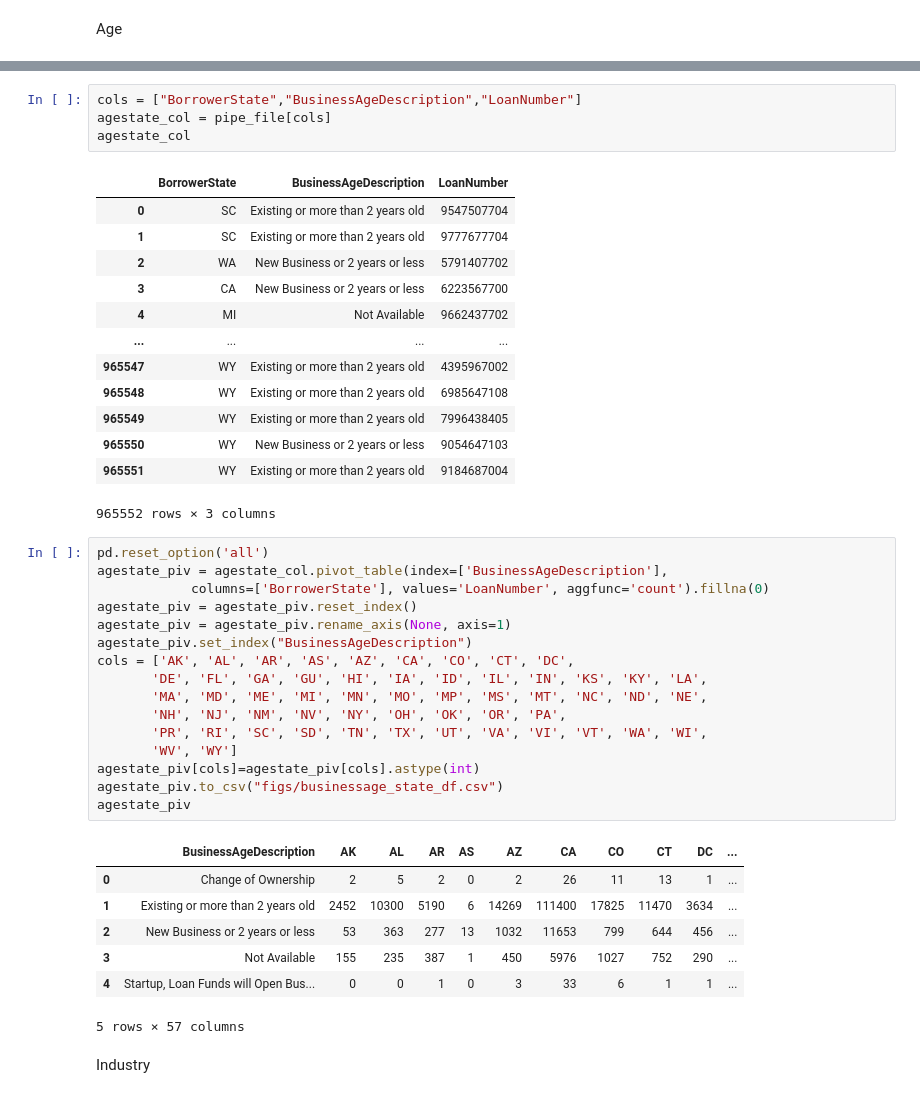
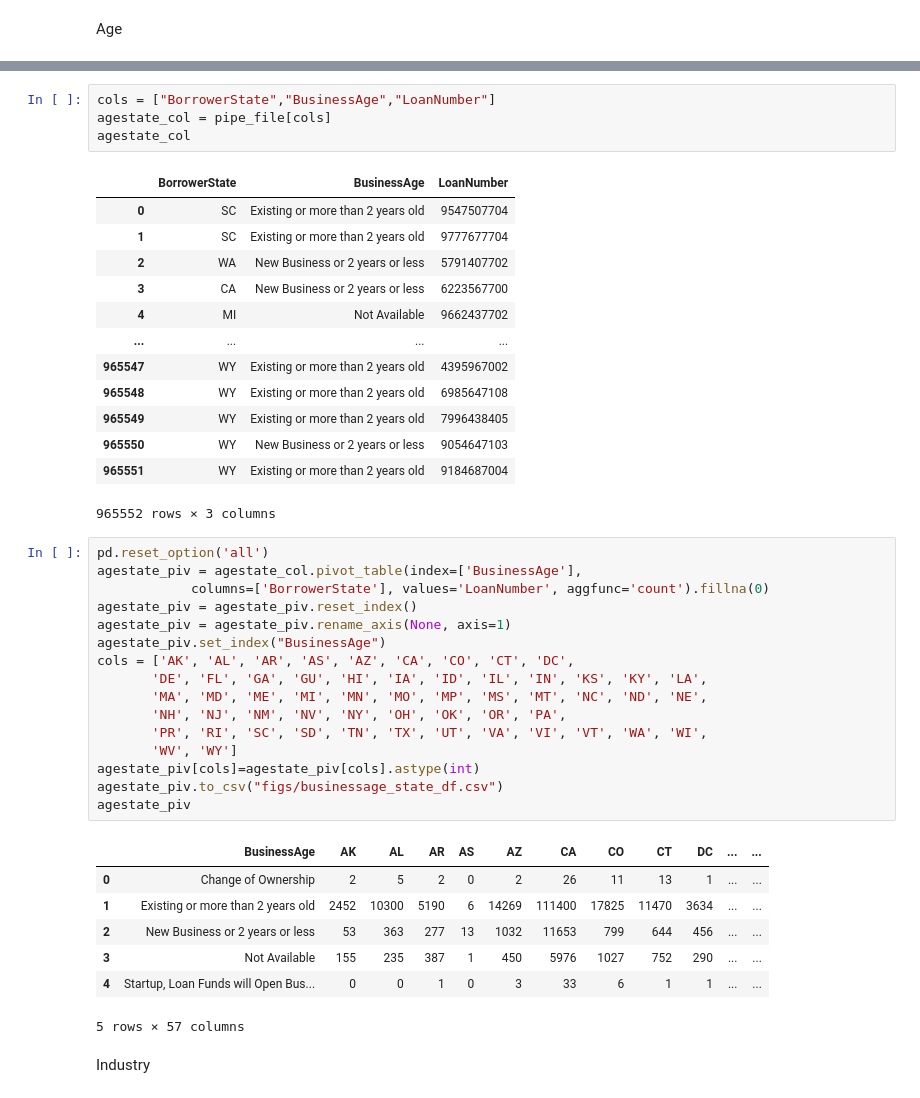
Before and after one commit to cspence001/mapdata_finalization_notebooks, a Jupyter notebook: review/dataviews/dataviews.ipynb, the cells around one changed output, grey strips where cells are left out. Saved outputs shown, nothing was run; the diff lists cells and outputs as text.

```diff
--- a/review/dataviews/dataviews.ipynb
+++ b/review/dataviews/dataviews.ipynb
@@ -553,11 +482,11 @@ agegrp_state.head(40)
 |  | New Business or 2 years or less | 456 |
 |  | Not Available | 290 |
 # %%
-cols = ["BorrowerState","BusinessAgeDescription","LoanNumber"]
+cols = ["BorrowerState","BusinessAge","LoanNumber"]
 agestate_col = pipe_file[cols]
 agestate_col
 # %% [output]
-|  | BorrowerState | BusinessAgeDescription | LoanNumber |
+|  | BorrowerState | BusinessAge | LoanNumber |
 | 0 | SC | Existing or more than 2 years old | 9547507704 |
 | 1 | SC | Existing or more than 2 years old | 9777677704 |
 | 2 | WA | New Business or 2 years or less | 5791407702 |
@@ -572,27 +501,27 @@ agestate_col
 965552 rows × 3 columns
 # %%
 pd.reset_option('all')
-agestate_piv = agestate_col.pivot_table(index=['BusinessAgeDescription'],
+agestate_piv = agestate_col.pivot_table(index=['BusinessAge'],
             columns=['BorrowerState'], values='LoanNumber', aggfunc='count').fillna(0)
 agestate_piv = agestate_piv.reset_index()
 agestate_piv = agestate_piv.rename_axis(None, axis=1)
-agestate_piv.set_index("BusinessAgeDescription")
+agestate_piv.set_index("BusinessAge")
 cols = ['AK', 'AL', 'AR', 'AS', 'AZ', 'CA', 'CO', 'CT', 'DC',
        'DE', 'FL', 'GA', 'GU', 'HI', 'IA', 'ID', 'IL', 'IN', 'KS', 'KY', 'LA',
        'MA', 'MD', 'ME', 'MI', 'MN', 'MO', 'MP', 'MS', 'MT', 'NC', 'ND', 'NE',
        'NH', 'NJ', 'NM', 'NV', 'NY', 'OH', 'OK', 'OR', 'PA',
        'PR', 'RI', 'SC', 'SD', 'TN', 'TX', 'UT', 'VA', 'VI', 'VT', 'WA', 'WI',
        'WV', 'WY']
 agestate_piv[cols]=agestate_piv[cols].astype(int)
 agestate_piv.to_csv("figs/businessage_state_df.csv")
 agestate_piv
 # %% [output]
-|  | BusinessAgeDescription | AK | AL | AR | AS | AZ | CA | CO | CT | DC | ... |
-| 0 | Change of Ownership | 2 | 5 | 2 | 0 | 2 | 26 | 11 | 13 | 1 | ... |
-| 1 | Existing or more than 2 years old | 2452 | 10300 | 5190 | 6 | 14269 | 111400 | 17825 | 11470 | 3634 | ... |
-| 2 | New Business or 2 years or less | 53 | 363 | 277 | 13 | 1032 | 11653 | 799 | 644 | 456 | ... |
-| 3 | Not Available | 155 | 235 | 387 | 1 | 450 | 5976 | 1027 | 752 | 290 | ... |
-| 4 | Startup, Loan Funds will Open Bus... | 0 | 0 | 1 | 0 | 3 | 33 | 6 | 1 | 1 | ... |
+|  | BusinessAge | AK | AL | AR | AS | AZ | CA | CO | CT | DC | ... | ... |
+| 0 | Change of Ownership | 2 | 5 | 2 | 0 | 2 | 26 | 11 | 13 | 1 | ... | ... |
+| 1 | Existing or more than 2 years old | 2452 | 10300 | 5190 | 6 | 14269 | 111400 | 17825 | 11470 | 3634 | ... | ... |
+| 2 | New Business or 2 years or less | 53 | 363 | 277 | 13 | 1032 | 11653 | 799 | 644 | 456 | ... | ... |
+| 3 | Not Available | 155 | 235 | 387 | 1 | 450 | 5976 | 1027 | 752 | 290 | ... | ... |
+| 4 | Startup, Loan Funds will Open Bus... | 0 | 0 | 1 | 0 | 3 | 33 | 6 | 1 | 1 | ... | ... |
 5 rows × 57 columns
 # %% [markdown]
 Industry
```
Also changed, not shown: parts of 20 cells of this notebook, 11 other files.
